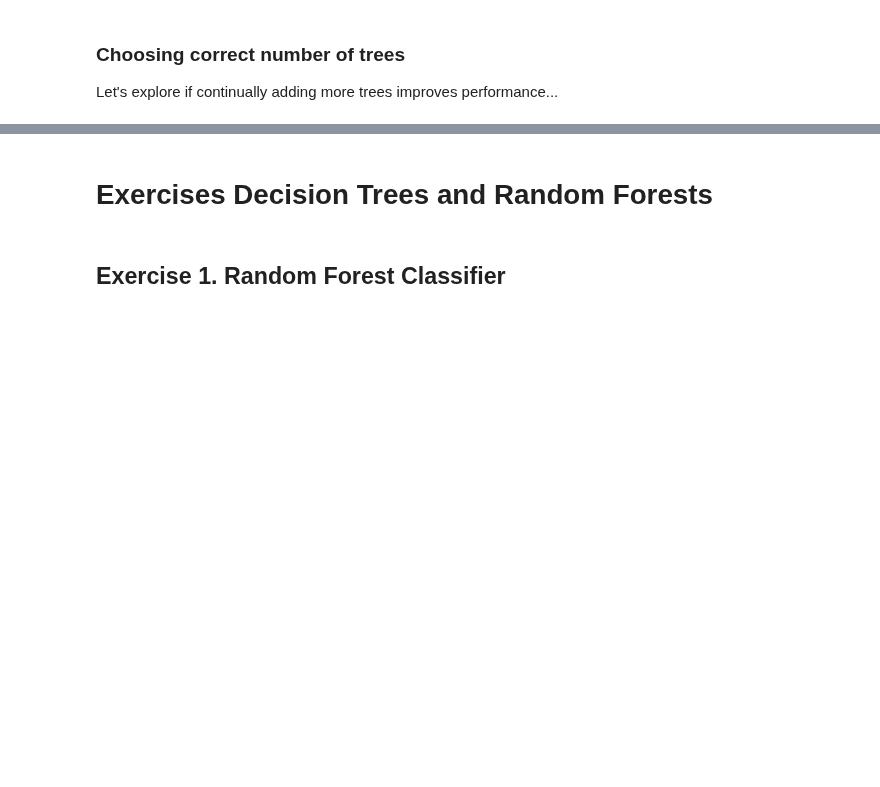
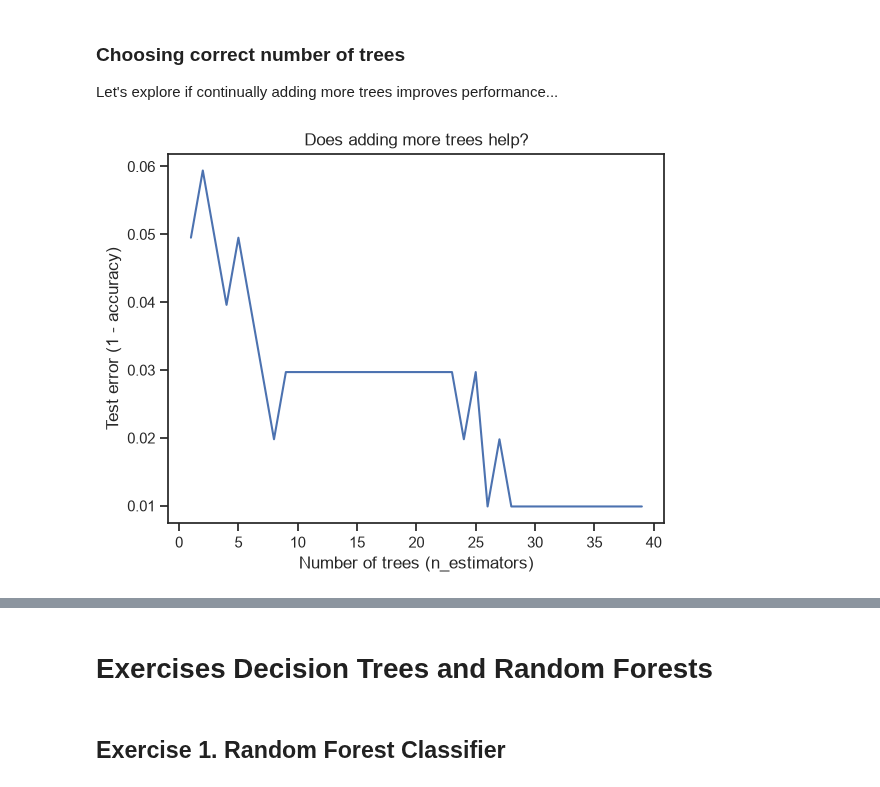
Before and after one commit to massirr/Machine-Learning---Forecasting, a Jupyter notebook: 2 - Decision Trees - Random Forests/2 - Decision Trees & Random Forest (student notebook).ipynb, the cells around one changed output, grey strips where cells are left out. Cells and saved outputs as stored; diff of their text form; code cells hidden in the pictures; blank space fills up the shorter version.

```diff
--- a/2 - Decision Trees - Random Forests/2 - Decision Trees & Random Forest (student notebook).ipynb
+++ b/2 - Decision Trees - Random Forests/2 - Decision Trees & Random Forest (student notebook).ipynb
@@ -331,9 +404,18 @@ test_error = []
 
 for n in range(1, 40):
     # Use n random trees
+    rfc = RandomForestClassifier(n_estimators=n, max_features='sqrt', random_state=101)
+    rfc.fit(X_train, y_train)
+    test_preds = rfc.predict(X_test)
+    test_error.append(1 - accuracy_score(y_test, test_preds))
 # %%
-plt.plot()
-...
+plt.plot(range(1, 40), test_error)
+plt.xlabel("Number of trees (n_estimators)")
+plt.ylabel("Test error (1 - accuracy)")
+plt.title("Does adding more trees help?")
+plt.show()
+# %% [output]
+[figure, added]
 # %% [markdown]
 ### Model Performance Analysis
 
```
Also changed, not shown: parts of 55 cells of this notebook.
